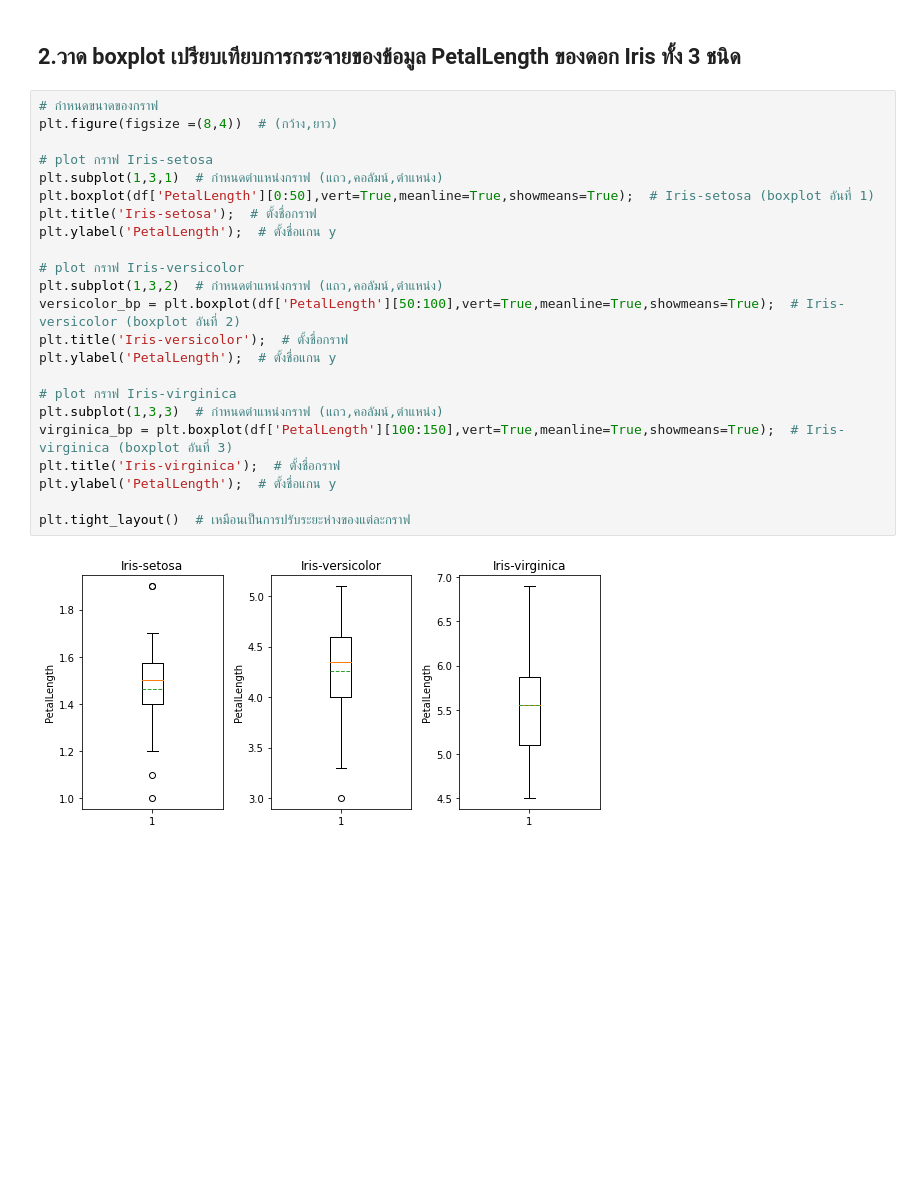
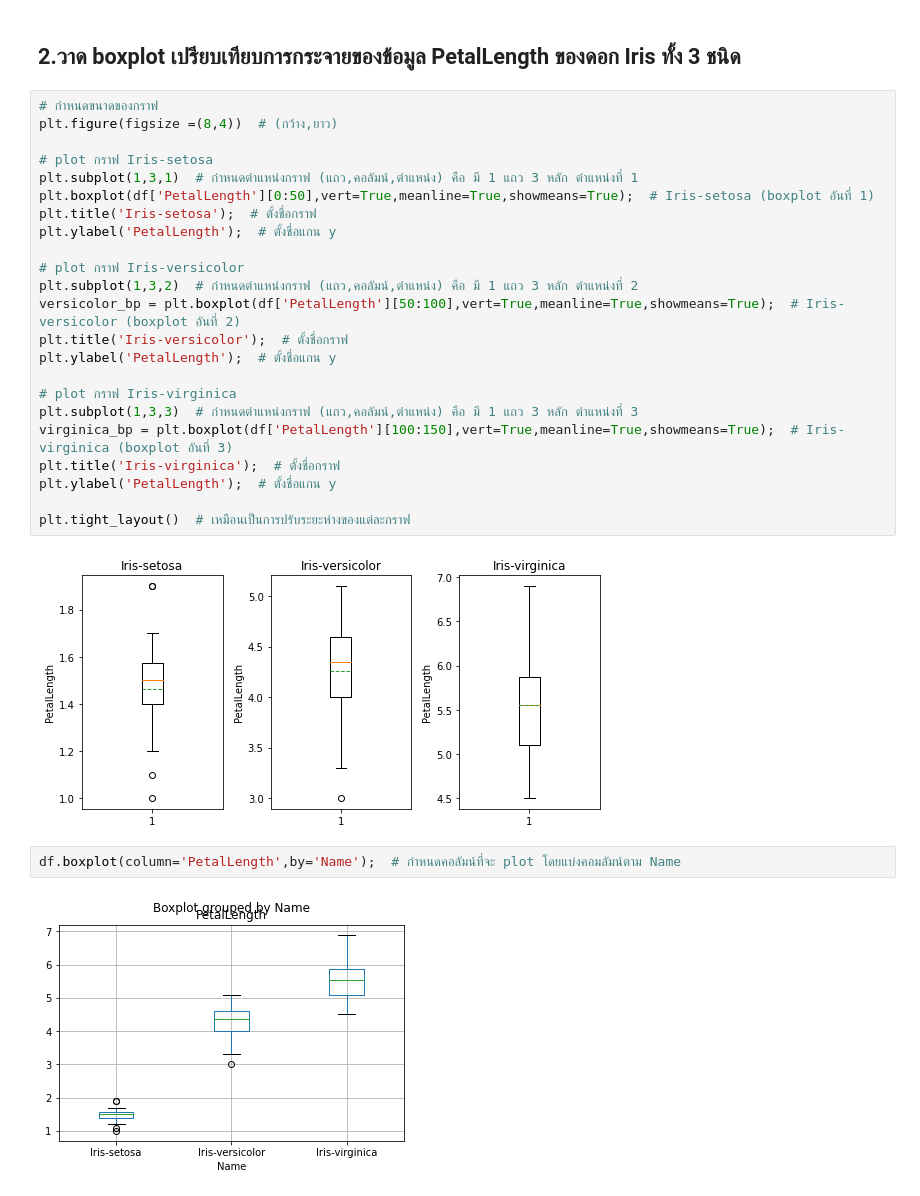
Before and after one commit to mintra-tippayaratsontorn/data_viz_2022, a Jupyter notebook: DataViz02_Data_Distribution.ipynb, the cells around one changed output. Cells and saved outputs as stored; diff of their text form; blank space fills up the shorter version.

```diff
--- a/DataViz02_Data_Distribution.ipynb
+++ b/DataViz02_Data_Distribution.ipynb
@@ -286,19 +286,19 @@ max=6.9
 plt.figure(figsize =(8,4))  # (กว้าง,ยาว)
 
 # plot กราฟ Iris-setosa
-plt.subplot(1,3,1)  # กำหนดตำแหน่งกราฟ (แถว,คอลัมน์,ตำแหน่ง)
+plt.subplot(1,3,1)  # กำหนดตำแหน่งกราฟ (แถว,คอลัมน์,ตำแหน่ง) คือ มี 1 แถว 3 หลัก ตำแหน่งที่ 1
 plt.boxplot(df['PetalLength'][0:50],vert=True,meanline=True,showmeans=True);  # Iris-setosa (boxplot อันที่ 1)
 plt.title('Iris-setosa');  # ตั้งชื่อกราฟ
 plt.ylabel('PetalLength');  # ตั้งชื่อแกน y
 
 # plot กราฟ Iris-versicolor
-plt.subplot(1,3,2)  # กำหนดตำแหน่งกราฟ (แถว,คอลัมน์,ตำแหน่ง)
+plt.subplot(1,3,2)  # กำหนดตำแหน่งกราฟ (แถว,คอลัมน์,ตำแหน่ง) คือ มี 1 แถว 3 หลัก ตำแหน่งที่ 2
 versicolor_bp = plt.boxplot(df['PetalLength'][50:100],vert=True,meanline=True,showmeans=True);  # Iris-versicolor (boxplot อันที่ 2)
 plt.title('Iris-versicolor');  # ตั้งชื่อกราฟ
 plt.ylabel('PetalLength');  # ตั้งชื่อแกน y
 
 # plot กราฟ Iris-virginica
-plt.subplot(1,3,3)  # กำหนดตำแหน่งกราฟ (แถว,คอลัมน์,ตำแหน่ง)
+plt.subplot(1,3,3)  # กำหนดตำแหน่งกราฟ (แถว,คอลัมน์,ตำแหน่ง) คือ มี 1 แถว 3 หลัก ตำแหน่งที่ 3
 virginica_bp = plt.boxplot(df['PetalLength'][100:150],vert=True,meanline=True,showmeans=True);  # Iris-virginica (boxplot อันที่ 3)
 plt.title('Iris-virginica');  # ตั้งชื่อกราฟ
 plt.ylabel('PetalLength');  # ตั้งชื่อแกน y
@@ -306,3 +306,7 @@ plt.ylabel('PetalLength');  # ตั้งชื่อแกน y
 plt.tight_layout()  # เหมือนเป็นการปรับระยะห่างของแต่ละกราฟ
 # %% [output]
 [figure]
+# %%
+df.boxplot(column='PetalLength',by='Name');  # กำหนดคอลัมน์ที่จะ plot โดยแบ่งคอมลัมน์ตาม Name
+# %% [output]
+[figure, added]
```
Also changed, not shown: parts of 21 cells of this notebook.
